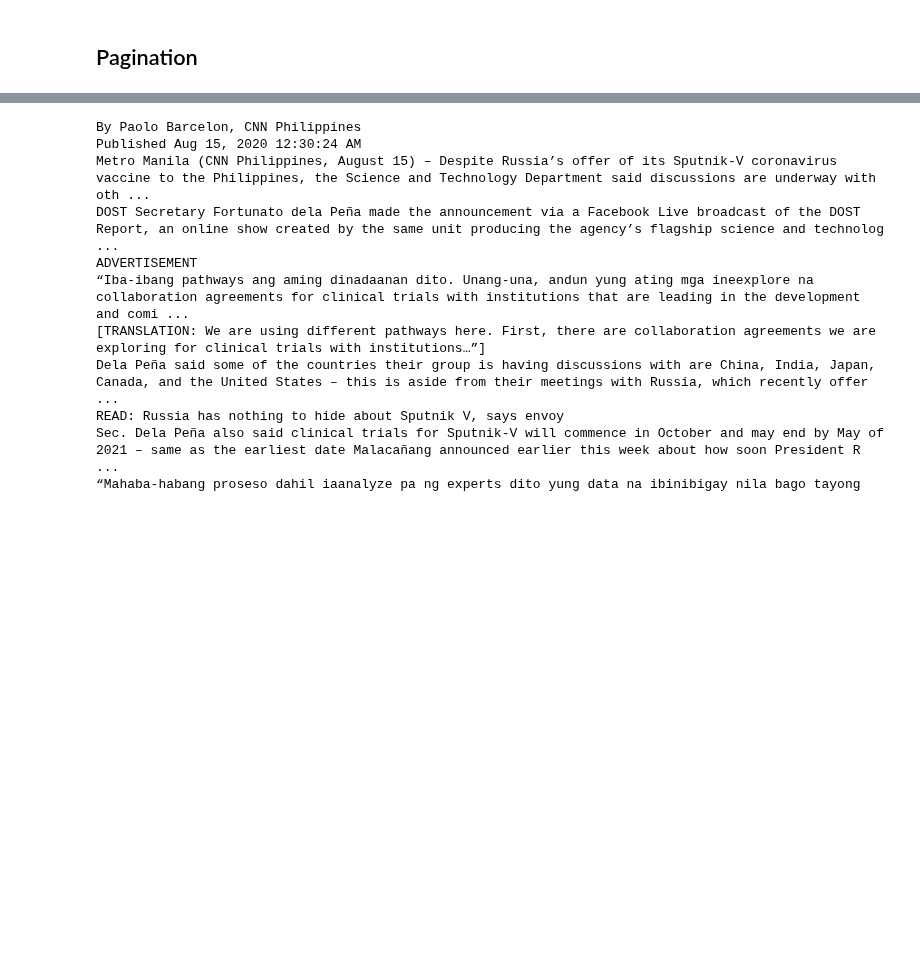
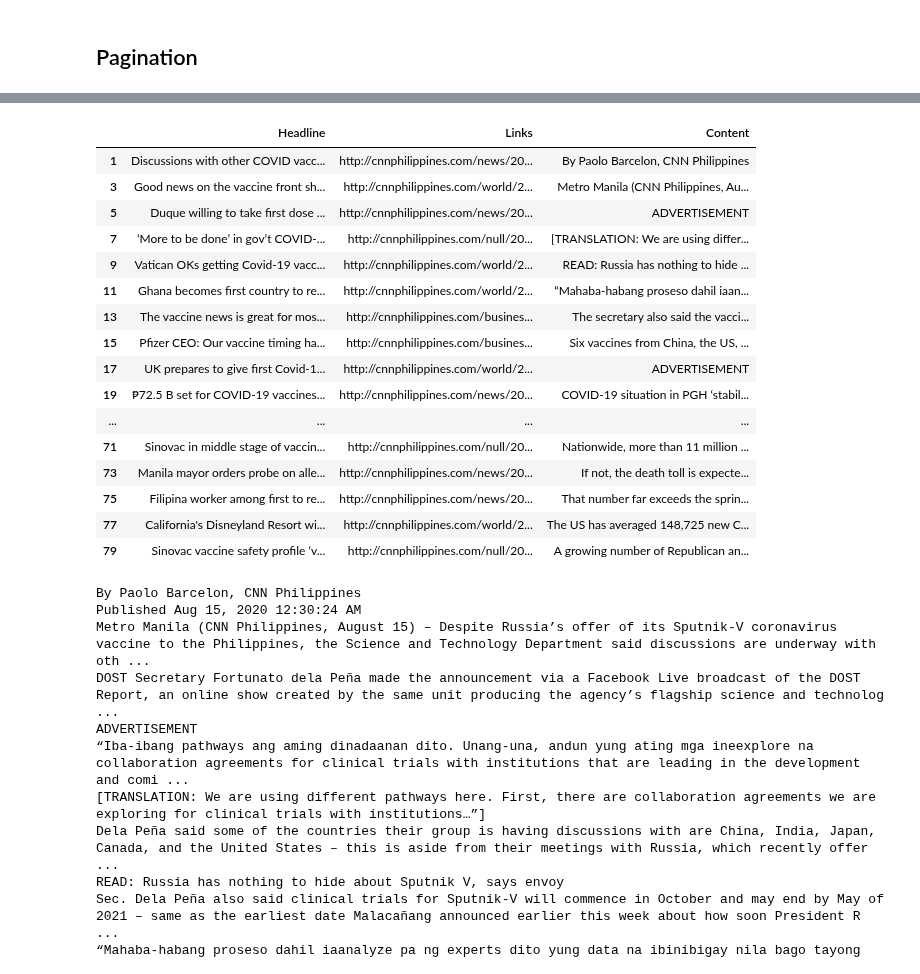
Before and after one commit to babybunso/team-sasa, a Jupyter notebook: Proof of Concept - PNA Scraping.ipynb, the cells around one changed output, grey strips where cells are left out. Cells and saved outputs as stored; diff of their text form; code cells hidden in the pictures; blank space fills up the shorter version.

```diff
--- a/Proof of Concept - PNA Scraping.ipynb
+++ b/Proof of Concept - PNA Scraping.ipynb
@@ -190,7 +190,6 @@ driver.get("https://cnnphilippines.com/search/?q=covid+vaccine")
 
 headlines = []
 links = []
-content = []
 
 for i in range(2,6):
 
@@ -211,14 +210,6 @@ for i in range(2,6):
   element.click()
   sleep(25)
 
-for link in links:
-  driver.get(link)
-  contents = driver.find_elements_by_css_selector("p")
-  for content in contents:
-    print(content.text)
-    content.append(content.text)
-  sleep(30)
-
 driver.quit()
 
 print(headlines)
@@ -244,0 +218,20 @@ StaleElementReferenceException: Message: stale element reference: element is not
+# %%
+PATH = r"C:\Users\justine.padayao\Documents\chromedriver.exe"
+driver = webdriver.Chrome(PATH)
+driver.get("https://cnnphilippines.com/search/?q=covid+vaccine")
+
+article = []
+
+try:
+  for link in links:
+    driver.get(link)
+    contents = driver.find_elements_by_css_selector("p")
+    for content in contents:
+      print(content.text)
+      article.append(content.text)
+    sleep(30)
+except:
+  print('There is no article scraped')
+  pass
+
+driver.quit()
@@ -245,5 +256,23 @@ StaleElementReferenceException: Message: stale element reference: element is not
 # %%
 import pandas as pd
-df = pd.DataFrame(list(zip(headlines,links)),columns = ['Content','Links'])
-# df = df.drop_duplicates(subset = 'Headline', keep = False)
-df.to_csv('POC.csv')
+df = pd.DataFrame(list(zip(headlines,links,article)),columns = ['Headline','Links','Content'])
+df = df.drop_duplicates(subset = 'Headline', keep = False)
+df
+# %% [output]
+|  | Headline | Links | Content |
+| 1 | Discussions with other COVID vacc... | http://cnnphilippines.com/news/20... | By Paolo Barcelon, CNN Philippines |
+| 3 | Good news on the vaccine front sh... | http://cnnphilippines.com/world/2... | Metro Manila (CNN Philippines, Au... |
+| 5 | Duque willing to take first dose ... | http://cnnphilippines.com/news/20... | ADVERTISEMENT |
+| 7 | ‘More to be done’ in gov’t COVID-... | http://cnnphilippines.com/null/20... | [TRANSLATION: We are using differ... |
+| 9 | Vatican OKs getting Covid-19 vacc... | http://cnnphilippines.com/world/2... | READ: Russia has nothing to hide ... |
+| 11 | Ghana becomes first country to re... | http://cnnphilippines.com/world/2... | “Mahaba-habang proseso dahil iaan... |
+| 13 | The vaccine news is great for mos... | http://cnnphilippines.com/busines... | The secretary also said the vacci... |
+| 15 | Pfizer CEO: Our vaccine timing ha... | http://cnnphilippines.com/busines... | Six vaccines from China, the US, ... |
+| 17 | UK prepares to give first Covid-1... | http://cnnphilippines.com/world/2... | ADVERTISEMENT |
+| 19 | ₱72.5 B set for COVID-19 vaccines... | http://cnnphilippines.com/news/20... | COVID-19 situation in PGH ‘stabil... |
+| ... | ... | ... | ... |
+| 71 | Sinovac in middle stage of vaccin... | http://cnnphilippines.com/null/20... | Nationwide, more than 11 million ... |
+| 73 | Manila mayor orders probe on alle... | http://cnnphilippines.com/news/20... | If not, the death toll is expecte... |
+| 75 | Filipina worker among first to re... | http://cnnphilippines.com/news/20... | That number far exceeds the sprin... |
+| 77 | California's Disneyland Resort wi... | http://cnnphilippines.com/world/2... | The US has averaged 148,725 new C... |
+| 79 | Sinovac vaccine safety profile ‘v... | http://cnnphilippines.com/null/20... | A growing number of Republican an... |
```
Also changed, not shown: parts of 4 cells of this notebook, 1 other file.
